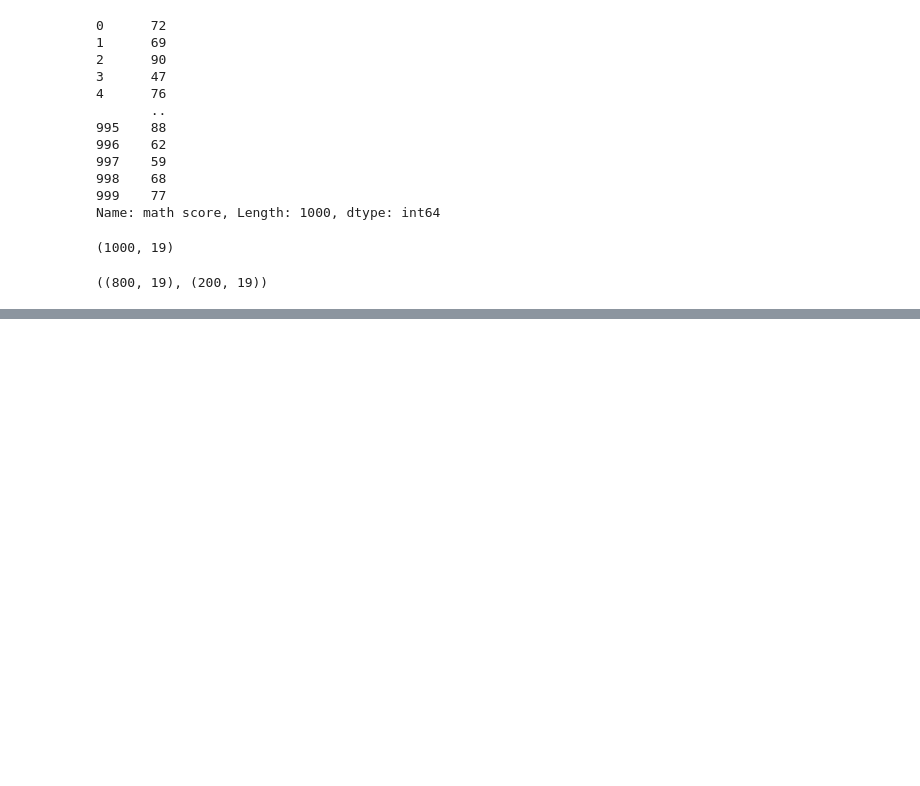
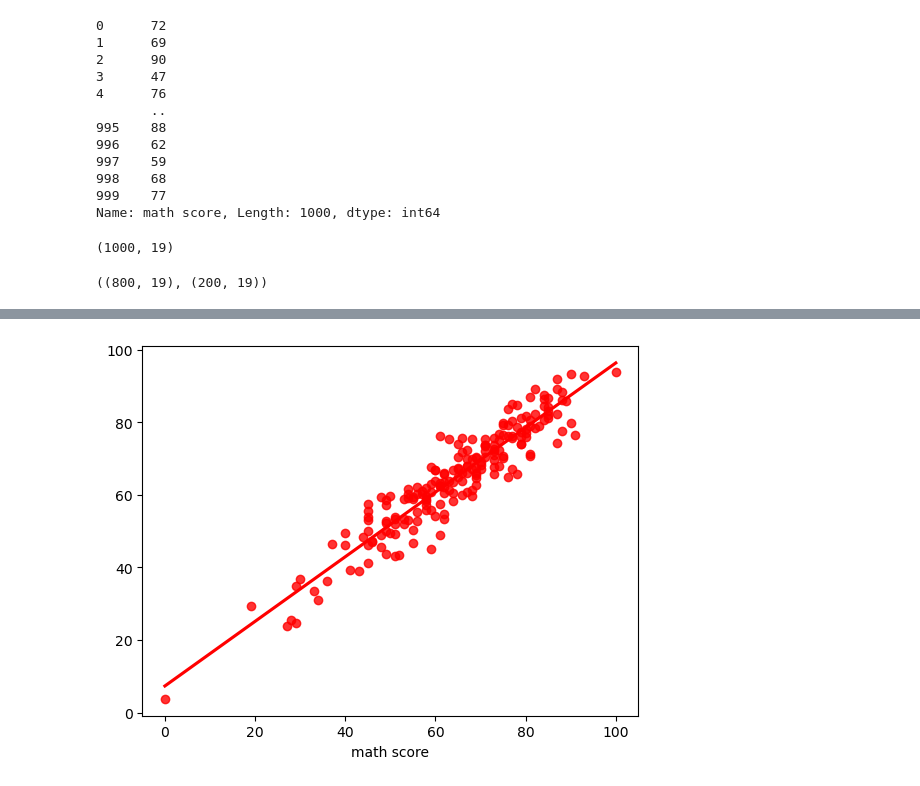
Before and after one commit to Pukar99/MLProjects, a Jupyter notebook: notebook/ModelTraining.ipynb, the cells around one changed output, grey strips where cells are left out. Saved outputs shown, nothing was run; the diff lists cells and outputs as text; code cells hidden in the pictures; blank space fills up the shorter version.

```diff
--- a/notebook/ModelTraining.ipynb
+++ b/notebook/ModelTraining.ipynb
@@ -123,0 +218,4 @@ def evaluate_model(true, predicted):
+# %%
+sns.regplot(x=y_test,y=y_pred,ci=None,color ='red');
+# %% [output]
+[figure, added]
```
Also changed, not shown: parts of 5 cells of this notebook, 5 other files.
